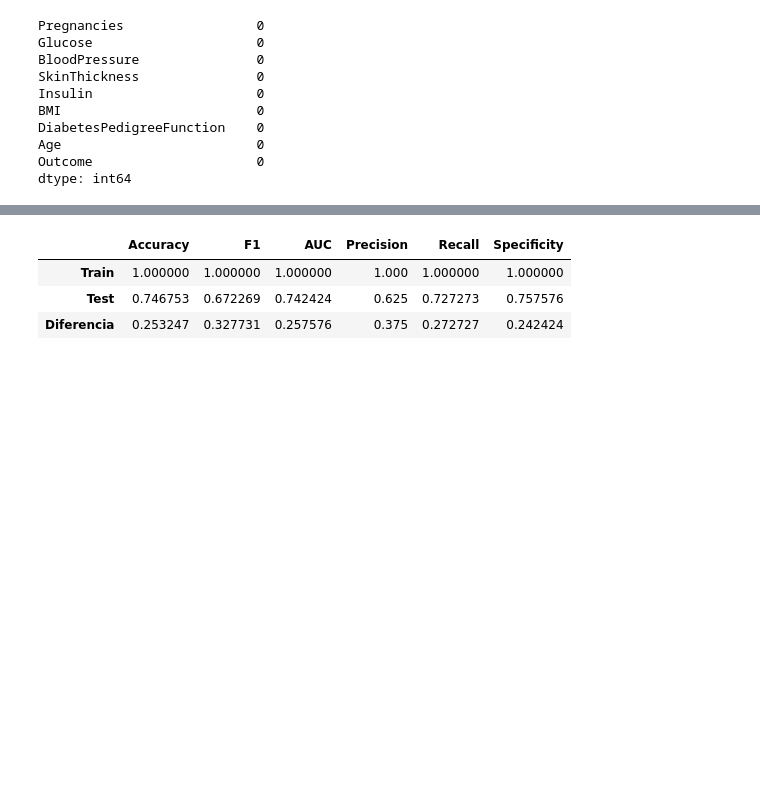
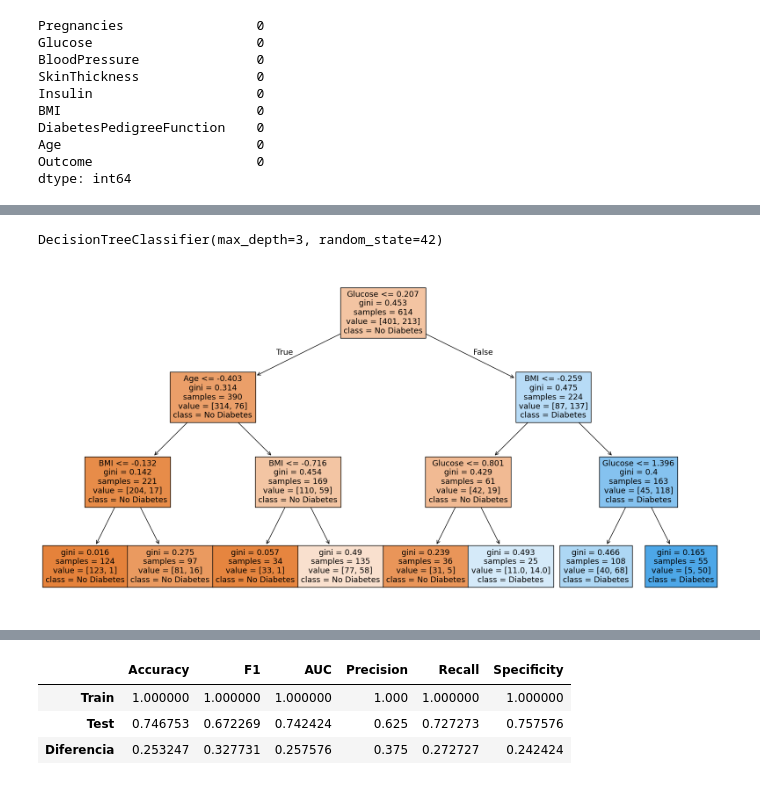
Before and after one commit to Bieloliver12/DecisionTree, a Jupyter notebook: src/explore.ipynb, the cells around one changed output, grey strips where cells are left out. Cells and saved outputs as stored; diff of their text form; code cells hidden in the pictures; blank space fills up the shorter version.

```diff
--- a/src/explore.ipynb
+++ b/src/explore.ipynb
@@ -118,0 +118,15 @@ def get_metrics(y_train, y_test, y_pred_train, y_pred_test):
+# %%
+from sklearn.tree import DecisionTreeClassifier
+
+model = DecisionTreeClassifier(max_depth=3,random_state = 42)
+model.fit(X_train, y_train)
+# %% [output]
+DecisionTreeClassifier(max_depth=3, random_state=42)
+# %%
+#Ploteamos el arbol en función de No dibaetes vs Diabetes.
+
+plt.figure(figsize=(20,10))
+plot_tree(model, feature_names=X.columns, class_names=["No Diabetes", "Diabetes"], filled=True)
+plt.show()
+# %% [output]
+[figure, added]
```
Also changed, not shown: parts of 35 cells of this notebook.
